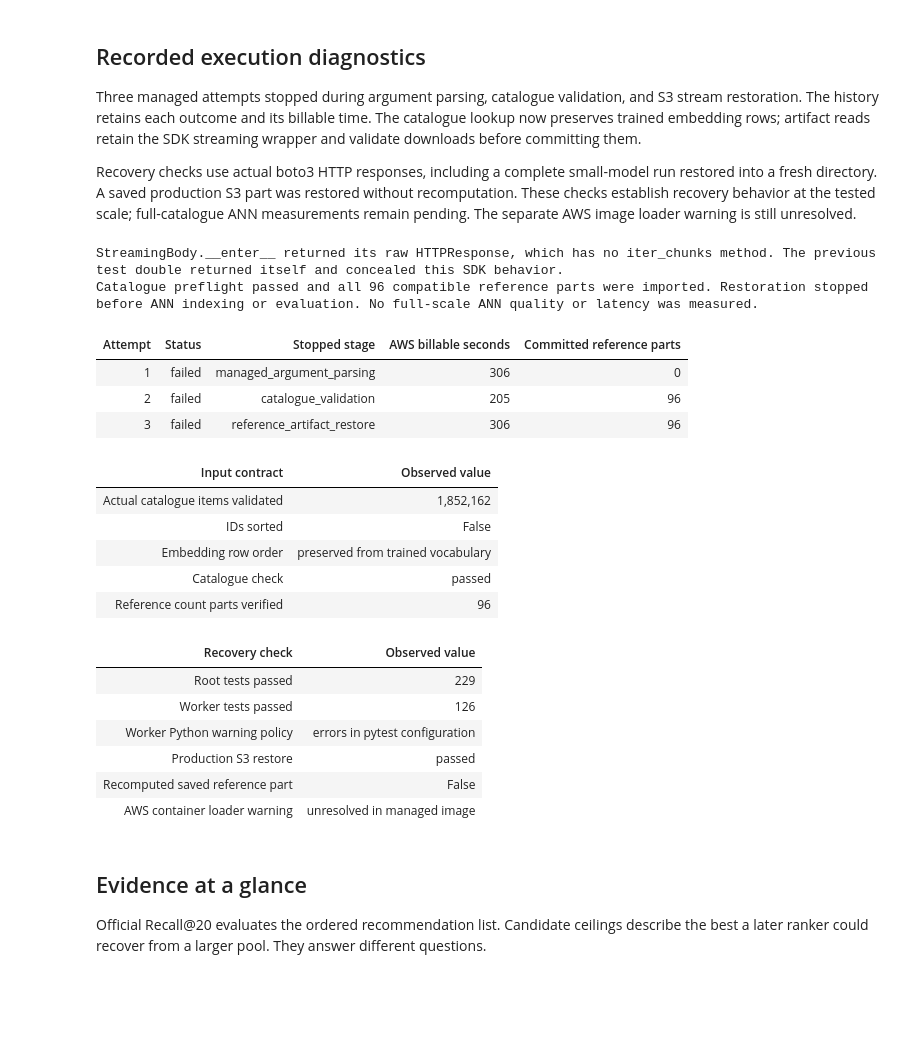
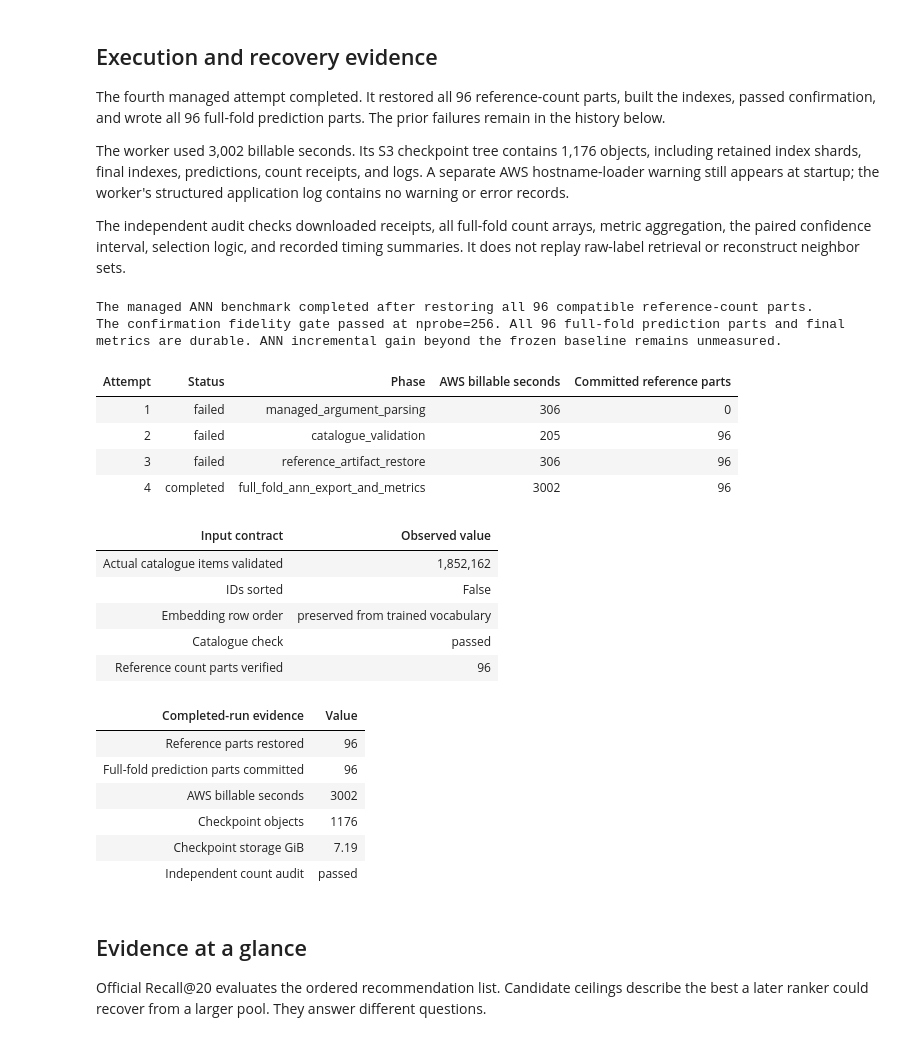
Before and after one commit to alvaromendizabal/otto-recommender-system, a Jupyter notebook: notebooks/06_ann_benchmark.ipynb, the cells around one changed output. Cells and saved outputs as stored; diff of their text form; code cells hidden in the pictures; blank space fills up the shorter version.

```diff
--- a/notebooks/06_ann_benchmark.ipynb
+++ b/notebooks/06_ann_benchmark.ipynb
@@ -23,7 +25,7 @@ import matplotlib.pyplot as plt
 from matplotlib.ticker import PercentFormatter
 import numpy as np
 import pandas as pd
-from IPython.display import HTML, display
+from IPython.display import HTML, Image, display
 
 STARTED = time.perf_counter()
 ROOT = next(p for p in [Path.cwd(), *Path.cwd().parents]
@@ -43,7 +45,9 @@ pointer = None
 if pointer_path.is_file():
     pointer = json.loads(pointer_path.read_text())
     if pointer.get("report_path"):
-        report_path = ROOT / pointer["report_path"]
+        downloaded = ROOT / pointer["report_path"]
+        if downloaded.is_file():
+            report_path = downloaded
 report = json.loads(report_path.read_text()) if report_path.is_file() else None
 if report is not None:
     assert report["status"] == "passed", "Report is not a completed experiment"
@@ -51,8 +55,23 @@ if report is not None:
         receipt = json.loads(Path(str(report_path) + ".json").read_text())
         assert receipt["input_id"] == pointer["run_id"] == report["input_id"]
         assert hashlib.sha256(report_path.read_bytes()).hexdigest() == receipt["sha256"]
+    configuration = report["contract"]["settings"]
     print(f"report={report_path.relative_to(ROOT)}")
     print(f"run_id={report['input_id']}")
 print(f"[{datetime.now(timezone.utc).isoformat()}] notebook_start "
       f"ann_measurements={'available' if report is not None else 'pending'}")
+
+audit = None
+audit_path = ROOT / "reports/metrics/two_tower_fold0_ann_audit.json"
+if report is not None and audit_path.is_file():
+    candidate_audit = json.loads(audit_path.read_text())
+    if candidate_audit["input_id"] == report["input_id"]:
+        receipt = json.loads(Path(str(report_path) + ".json").read_text())
+        digest = hashlib.sha256(report_path.read_bytes()).hexdigest()
+        assert digest == receipt["sha256"] == candidate_audit["metrics_sha256"]
+        assert report["input_id"] == receipt["input_id"]
+        assert candidate_audit["status"] == "passed"
+        audit = candidate_audit
+        print(f"Independent audit: {audit['verified_count_parts']} parts, "
+              f"{audit['sessions']:,} sessions, {audit['bootstrap_iterations_verified']} paired draws")
 # %% [output]
@@ -60,16 +82,18 @@ print(f"[{datetime.now(timezone.utc).isoformat()}] notebook_start "
 # %% [markdown]
-## Recorded execution diagnostics
+## Execution and recovery evidence
 
-Three managed attempts stopped during argument parsing, catalogue validation, and S3 stream restoration. The history retains each outcome and its billable time. The catalogue lookup now preserves trained embedding rows; artifact reads retain the SDK streaming wrapper and validate downloads before committing them.
+The fourth managed attempt completed. It restored all 96 reference-count parts, built the indexes, passed confirmation, and wrote all 96 full-fold prediction parts. The prior failures remain in the history below.
 
-Recovery checks use actual boto3 HTTP responses, including a complete small-model run restored into a fresh directory. A saved production S3 part was restored without recomputation. These checks establish recovery behavior at the tested scale; full-catalogue ANN measurements remain pending. The separate AWS image loader warning is still unresolved.
+The worker used 3,002 billable seconds. Its S3 checkpoint tree contains 1,176 objects, including retained index shards, final indexes, predictions, count receipts, and logs. A separate AWS hostname-loader warning still appears at startup; the worker's structured application log contains no warning or error records.
+
+The independent audit checks downloaded receipts, all full-fold count arrays, metric aggregation, the paired confidence interval, selection logic, and recorded timing summaries. It does not replay raw-label retrieval or reconstruct neighbor sets.
 # %%
 launch_path = ROOT / "reports/metrics/two_tower_fold0_ann_launch.json"
 if launch_path.is_file():
     launch = json.loads(launch_path.read_text())
     attempts = [*launch.get("previous_attempts", []), launch]
     display(pd.DataFrame([{
-        "Attempt": i + 1, "Status": row["status"], "Stopped stage": row["phase"],
+        "Attempt": i + 1, "Status": row["status"], "Phase": row["phase"],
         "AWS billable seconds": row["billable_seconds"],
         "Committed reference parts": row.get("committed_reference_parts", 0),
     } for i, row in enumerate(attempts)]).style.hide(axis="index"))
@@ -78,43 +102,54 @@ if launch_path.is_file():
 catalogue = json.loads((ROOT / "reports/metrics/two_tower_fold0_catalogue.json").read_text())
 display(pd.DataFrame([
     ("Actual catalogue items validated", f"{catalogue["catalogue_items"]:,}"),
     ("IDs sorted", str(catalogue["ids_sorted"])),
     ("Embedding row order", catalogue["row_order"]),
     ("Catalogue check", catalogue["status"]),
     ("Reference count parts verified", catalogue["production_reference_reuse_check"]["parts_validated"]),
 ], columns=["Input contract", "Observed value"]).style.hide(axis="index"))
 
 recovery = launch.get("recovery_validation", {})
 if recovery:
     production = recovery["production_s3_restore"]
     display(pd.DataFrame([
         ("Root tests passed", recovery["root_tests_passed"]),
         ("Worker tests passed", recovery["worker_tests_passed"]),
         ("Worker Python warning policy", recovery["worker_python_warnings"]),
         ("Production S3 restore", production["status"]),
         ("Recomputed saved reference part", production["recomputed"]),
         ("AWS container loader warning", launch["container_warning"]["status"]),
     ], columns=["Recovery check", "Observed value"]).style.hide(axis="index"))
+
+if report is not None:
+    display(pd.DataFrame([
+        ("Reference parts restored", launch["restored_reference_parts"]),
+        ("Full-fold prediction parts committed", launch["committed_prediction_parts"]),
+        ("AWS billable seconds", launch["billable_seconds"]),
+        ("Checkpoint objects", launch["ann_checkpoint_objects"]),
+        ("Checkpoint storage GiB", f"{launch['ann_checkpoint_bytes']/1024**3:.2f}"),
+        ("Independent count audit", audit["status"] if audit else "Pending for this run"),
+    ], columns=["Completed-run evidence", "Value"]).style.hide(axis="index"))
 # %% [output]
-StreamingBody.__enter__ returned its raw HTTPResponse, which has no iter_chunks method. The previous test double returned itself and concealed this SDK behavior.
-Catalogue preflight passed and all 96 compatible reference parts were imported. Restoration stopped before ANN indexing or evaluation. No full-scale ANN quality or latency was measured.
+The managed ANN benchmark completed after restoring all 96 compatible reference-count parts.
+The confirmation fidelity gate passed at nprobe=256. All 96 full-fold prediction parts and final metrics are durable. ANN incremental gain beyond the frozen baseline remains unmeasured.
-| Attempt | Status | Stopped stage | AWS billable seconds | Committed reference parts |
+| Attempt | Status | Phase | AWS billable seconds | Committed reference parts |
 | 1 | failed | managed_argument_parsing | 306 | 0 |
 | 2 | failed | catalogue_validation | 205 | 96 |
 | 3 | failed | reference_artifact_restore | 306 | 96 |
+| 4 | completed | full_fold_ann_export_and_metrics | 3002 | 96 |
 | Input contract | Observed value |
 | Actual catalogue items validated | 1,852,162 |
 | IDs sorted | False |
 | Embedding row order | preserved from trained vocabulary |
 | Catalogue check | passed |
 | Reference count parts verified | 96 |
-| Recovery check | Observed value |
-| Root tests passed | 229 |
-| Worker tests passed | 126 |
-| Worker Python warning policy | errors in pytest configuration |
-| Production S3 restore | passed |
-| Recomputed saved reference part | False |
-| AWS container loader warning | unresolved in managed image |
+| Completed-run evidence | Value |
+| Reference parts restored | 96 |
+| Full-fold prediction parts committed | 96 |
+| AWS billable seconds | 3002 |
+| Checkpoint objects | 1176 |
+| Checkpoint storage GiB | 7.19 |
+| Independent count audit | passed |
 # %% [markdown]
 ## Evidence at a glance
 
```
Also changed, not shown: parts of 9 cells of this notebook, 12 other files.
